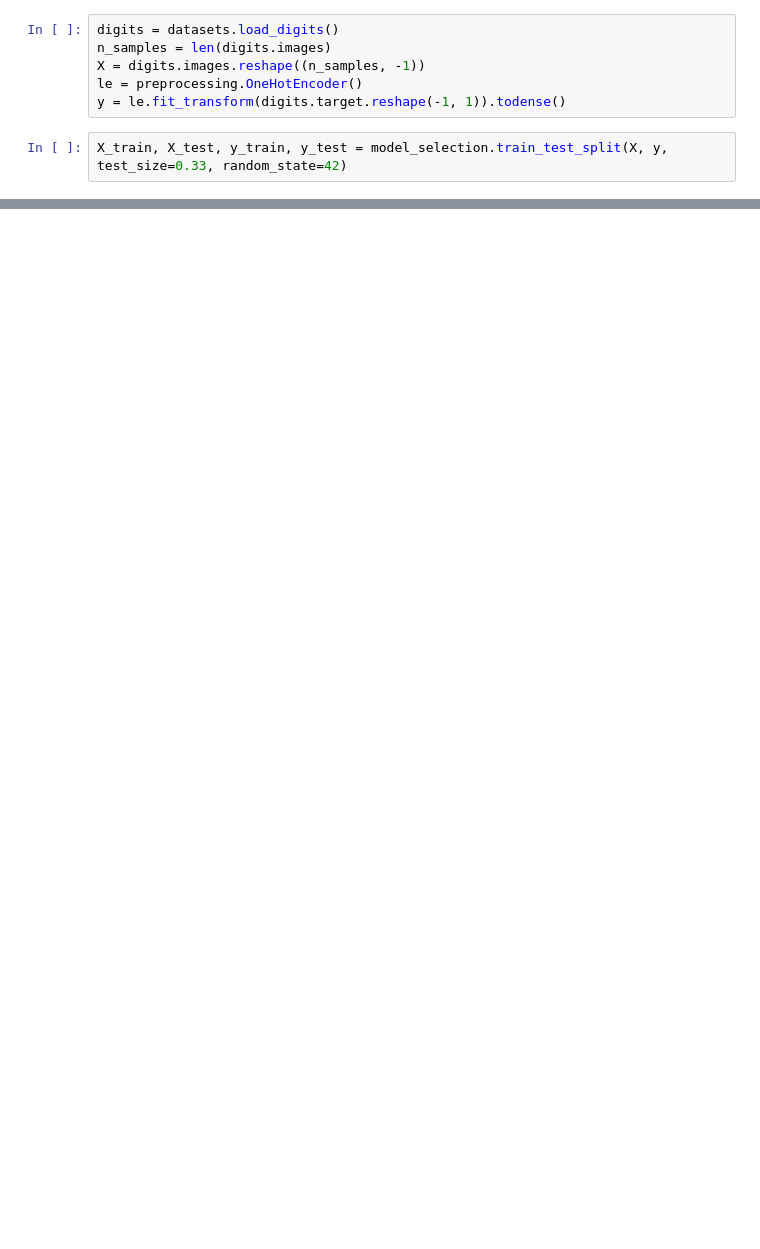
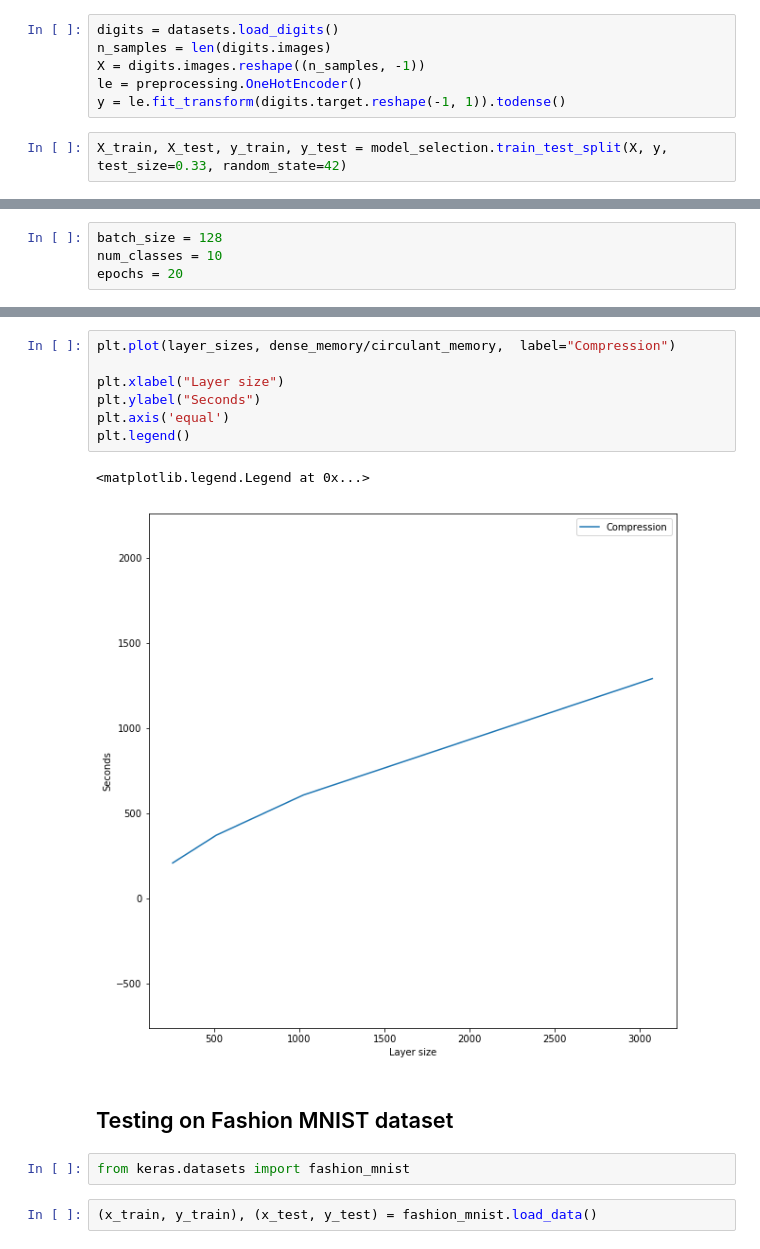
Before and after one commit to Tenich/deep_compression, a Jupyter notebook: Circulant Projections.ipynb, the cells around one changed output, grey strips where cells are left out. Drawn from its saved outputs; the diff is of its cells as text; blank space fills up the shorter version.

```diff
--- a/Circulant Projections.ipynb
+++ b/Circulant Projections.ipynb
@@ -247,0 +285,4 @@ array(0.9696969985961914, dtype=float32)
+# %%
+batch_size = 128
+num_classes = 10
+epochs = 20
@@ -247,0 +413,16 @@ array(0.9696969985961914, dtype=float32)
+# %%
+plt.plot(layer_sizes, dense_memory/circulant_memory,  label="Compression")
+
+plt.xlabel("Layer size")
+plt.ylabel("Seconds")
+plt.axis('equal')
+plt.legend()
+# %% [output]
+<matplotlib.legend.Legend at 0x...>
+[figure, added]
+# %% [markdown]
+## Testing on Fashion MNIST dataset
+# %%
+from keras.datasets import fashion_mnist
+# %%
+(x_train, y_train), (x_test, y_test) = fashion_mnist.load_data()
```
Also changed, not shown: parts of 48 cells of this notebook.
